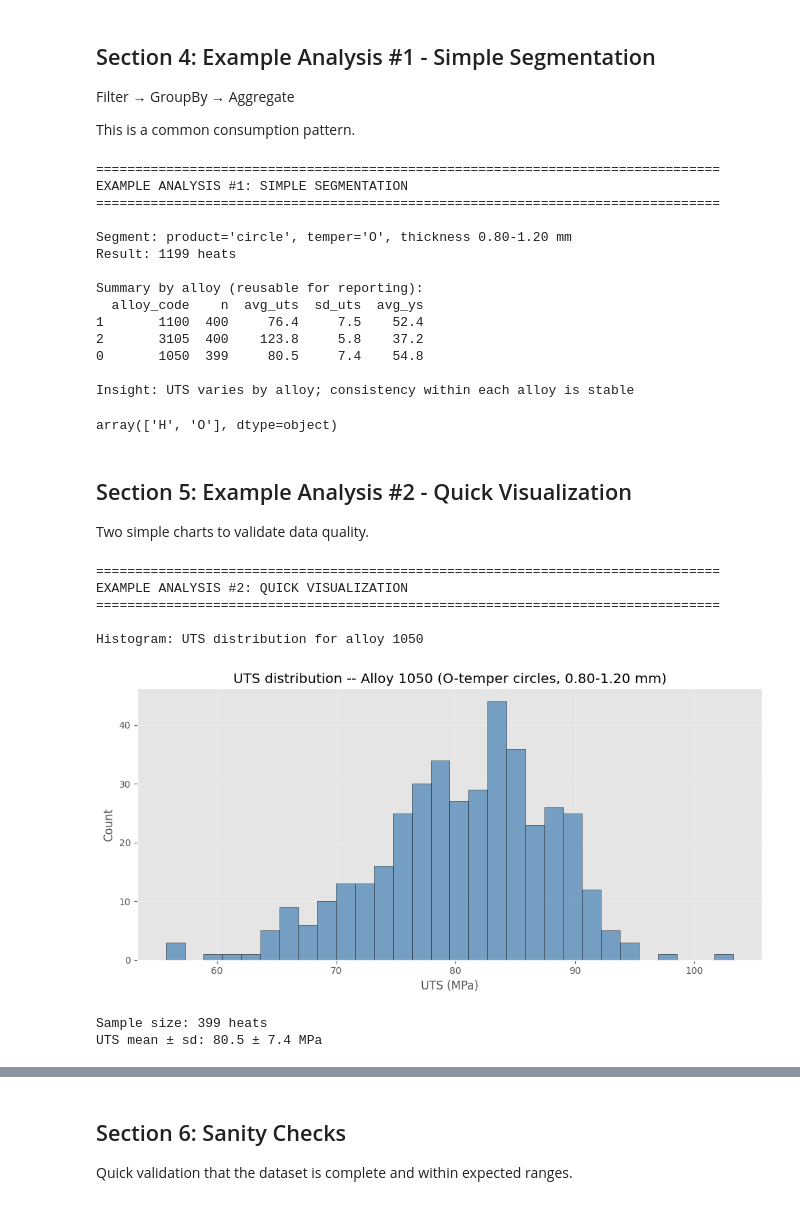
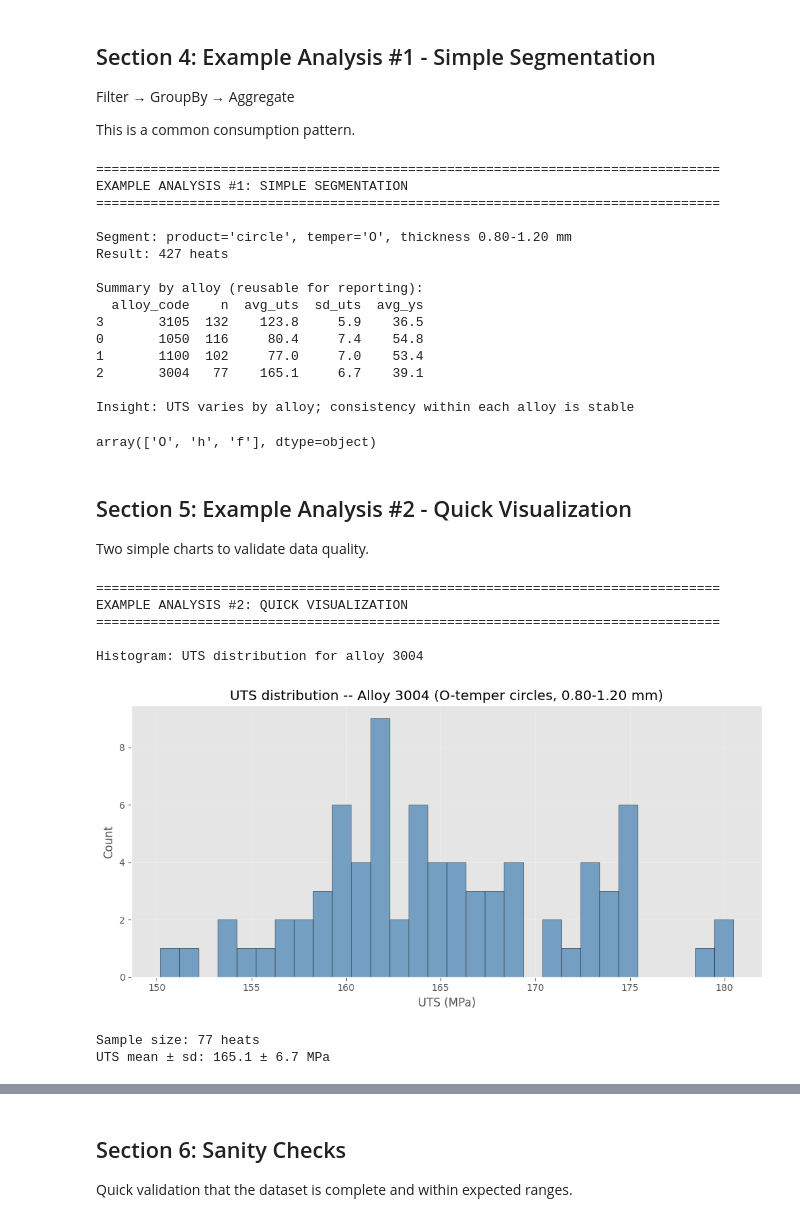
Before and after one commit to ivvza-io/sc01-from-excel-to-sql-analytics, a Jupyter notebook: notebooks/01_sql_semantic_layer_consumption.ipynb, the cells around one changed output, grey strips where cells are left out. Saved outputs shown, nothing was run; the diff lists cells and outputs as text; code cells hidden in the pictures.

```diff
--- a/notebooks/01_sql_semantic_layer_consumption.ipynb
+++ b/notebooks/01_sql_semantic_layer_consumption.ipynb
@@ -278,7 +279,7 @@ df = (
 
 # Select columns
 df = df[[
-    'heat_id', 'alloy_code', 'product_type', 'base_temper', 'h_level',
+    'heat_id', 'alloy_code', 'product_type', 'base_temper', 'h_level','spec_thickness',
     'uts_value', 'ys_value', 'elongation_value'
 ]]
 
@@ -320,15 +321,10 @@ print("=" * 80 + "\n")
 
 # Define segment
 segment = df[
-    (df.product_type == 'product') &
-    (df.base_temper == 'O')].copy()
-
-# # Define segment
-# segment = df[
-#     (df.product_type == 'circle') &
-#     (df.base_temper == 'O') &
-#     (df.spec_thickness.between(0.80, 1.20))
-# ].copy()
+    (df.product_type == 'circle') &
+    (df.base_temper == 'O') &
+    (df.spec_thickness.between(0.80, 1.20))
+].copy()
 
 print(f"Segment: product='circle', temper='O', thickness 0.80-1.20 mm")
 print(f"Result: {len(segment)} heats\n")
@@ -356,19 +352,20 @@ EXAMPLE ANALYSIS #1: SIMPLE SEGMENTATION
 ================================================================================
 
 Segment: product='circle', temper='O', thickness 0.80-1.20 mm
-Result: 1199 heats
+Result: 427 heats
 
 Summary by alloy (reusable for reporting):
   alloy_code    n  avg_uts  sd_uts  avg_ys
-1       1100  400     76.4     7.5    52.4
-2       3105  400    123.8     5.8    37.2
-0       1050  399     80.5     7.4    54.8
+3       3105  132    123.8     5.9    36.5
+0       1050  116     80.4     7.4    54.8
+1       1100  102     77.0     7.0    53.4
+2       3004   77    165.1     6.7    39.1
 
 Insight: UTS varies by alloy; consistency within each alloy is stable
 # %%
 df.base_temper.unique()
 # %% [output]
-array(['H', 'O'], dtype=object)
+array(['O', 'h', 'f'], dtype=object)
 # %% [markdown]
 ## Section 5: Example Analysis #2 - Quick Visualization
 
@@ -376,37 +373,37 @@ Two simple charts to validate data quality.
 # %%
 # ============================================================================
 # SECTION 5: Example Analysis #2 - Quick Visualization
 # ============================================================================
 
 print("\n" + "=" * 80)
 print("EXAMPLE ANALYSIS #2: QUICK VISUALIZATION")
 print("=" * 80 + "\n")
 
-ALLOY = '1050'
+ALLOY = '3004'
 single_alloy = segment[segment['alloy_code'] == ALLOY].dropna(subset=['uts_value'])
 
 print(f"Histogram: UTS distribution for alloy {ALLOY}\n")
 
 plt.figure(figsize=(10, 5))
 plt.hist(single_alloy['uts_value'], bins=30, color='steelblue', edgecolor='black', alpha=0.7)
 plt.title(f'UTS distribution -- Alloy {ALLOY} (O-temper circles, 0.80-1.20 mm)')
 plt.xlabel('UTS (MPa)')
 plt.ylabel('Count')
 plt.grid(True, alpha=0.3)
 plt.tight_layout()
 plt.show()
 
 print(f"Sample size: {len(single_alloy)} heats")
 print(f"UTS mean ± sd: {single_alloy['uts_value'].mean():.1f} ± {single_alloy['uts_value'].std():.1f} MPa")
 # %% [output]
 ================================================================================
 EXAMPLE ANALYSIS #2: QUICK VISUALIZATION
 ================================================================================
 
-Histogram: UTS distribution for alloy 1050
+Histogram: UTS distribution for alloy 3004
-[figure, old version]
+[figure, new version]
-Sample size: 399 heats
-UTS mean ± sd: 80.5 ± 7.4 MPa
+Sample size: 77 heats
+UTS mean ± sd: 165.1 ± 6.7 MPa
 # %%
 # Boxplot: Compare across alloys
 print("\nBoxplot: UTS distribution by alloy (same segment)\n")
```
Also changed, not shown: parts of 6 cells of this notebook.
